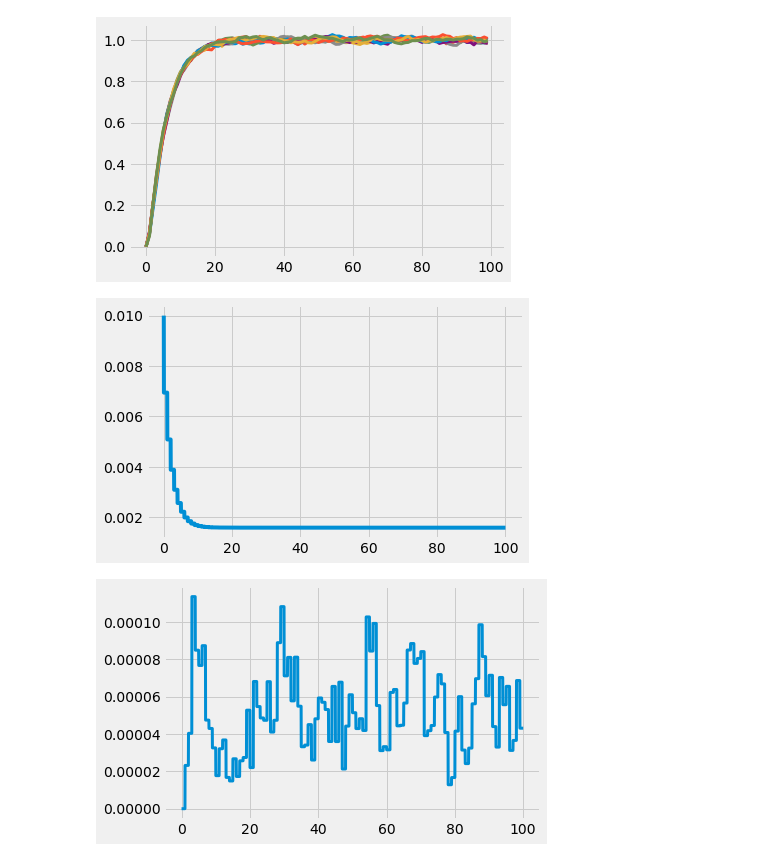
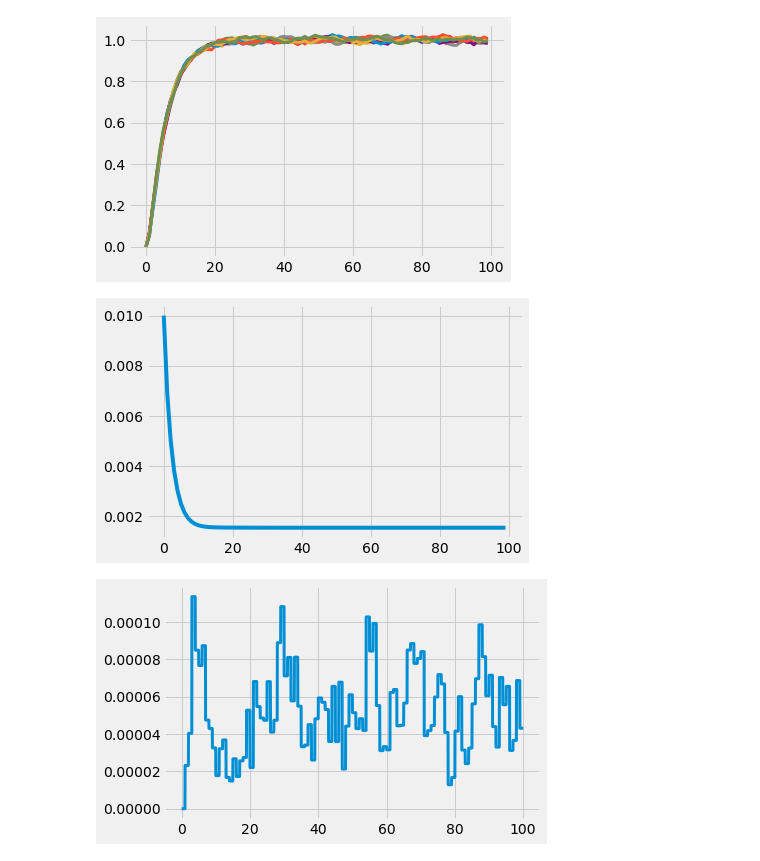
Before and after one commit to fonstelien/TEK4050, a Jupyter notebook: project/project.ipynb, the cells around one changed output. Saved outputs shown, nothing was run; the diff lists cells and outputs as text; code cells hidden in the pictures.

```diff
--- a/project/project.ipynb
+++ b/project/project.ipynb
@@ -141,7 +141,7 @@ plt.plot(t, u[2,:])
 # %% [markdown]
 # 4 Optimal Kalman Filter
 # %%
-def run_kalman(z, u, Fi, La, Ga, P0, R, mi, suboptimal=False):
+def run_kalman(z, u, Fi, La, Ga, P0, H, R, mi, suboptimal=False):
     '''Runs Kalman filter simulation'''
 
     # System order and simulation length
@@ -155,18 +155,20 @@ def run_kalman(z, u, Fi, La, Ga, P0, R, mi, suboptimal=False):
 
     # Covariance matrice estimates
     P_bar = np.zeros((n,p,p))  # a-priori
+    P_bar[0,...] = P0
     P_hat = np.zeros((nm,p,p))  # a-posteriori
-    P_bar[0,...] = P_hat[0,...] = P0
 
     # Run simulation
     for k in range(n-1):
+
+        # Measurement update
         if k%mi == 0:
             km = k//mi
 
             # Compute Kalman gain
             Kk = P_bar[k,...]@H.T@inv(H@P_bar[k,...]@H.T + R)
 
-            # Measurement update
+            # Update a-posteriori estimates
             x_hat[:,km,np.newaxis] = x_bar[:,k,np.newaxis] + Kk@(z[:,km,np.newaxis] - H@x_bar[:,k,np.newaxis])
             P_hat[km,...] = (I - Kk@H)@P_bar[k,...]
 
@@ -176,15 +178,15 @@ def run_kalman(z, u, Fi, La, Ga, P0, R, mi, suboptimal=False):
             xk = x_hat[:,km,np.newaxis]
             Pk = P_hat[km,...]
 
-        # Time update
+        # Time update - update a-priori estimates
         x_bar[:,k+1,np.newaxis] = Fi@xk + La@u[:,k,np.newaxis]
         P_bar[k+1,...] = Fi@Pk@Fi.T + Ga@Ga.T
 
     # Extract diagonals
-    s_bar = np.array([P_bar[:,i,i] for i in range(p)])
-    s_hat = np.array([P_hat[:,i,i] for i in range(p)])
+    p_bar = np.array([P_bar[:,i,i] for i in range(p)])
+    p_hat = np.array([P_hat[:,i,i] for i in range(p)])
 
-    return (x_bar, x_hat, s_bar, s_hat)
+    return (x_bar, x_hat, p_bar, p_hat)
 # %%
 # Measurement update interval
 mi = 100
@@ -200,7 +202,7 @@ z += np.vstack((np.random.randn(nm),  # Measurements
                      np.zeros(nm)))
 
 # Run simulation
-(x_bar, x_hat, s_bar, s_hat) = run_kalman(z, u, Fi, La, Ga, P0, R, mi)
+(x_bar, x_hat, p_bar, p_hat) = run_kalman(z, u, Fi, La, Ga, P0, H, R, mi)
 # %%
 tm = np.arange(t0,tf,mi*dt)
 plt.plot(tm, x_hat[1,:])
@@ -244,7 +246,7 @@ for i in tqdm(range(N)):
                        np.zeros(nm)))
 
     # Run Kalman filter simulation
-    (x_bar, x_hat, s_bar, s_hat) = run_kalman(z, u, Fi, La, Ga, P0, R, mi)
+    (x_bar, x_hat, p_bar, p_hat) = run_kalman(z, u, FiK, LaK, GaK, P0, H, R, mi)
     X_bar.append(x_bar)
     X_hat.append(x_hat)
 # %%
@@ -256,10 +258,10 @@ plt.show()
 # %% [output]
 [figure]
 # %%
-plt.plot(t, s_bar[1,:])
+plt.plot(tm, p_hat[1,:])
 plt.show()
 # %% [output]
-[figure, old version]
+[figure, new version]
 # %%
 plt.plot(t, X_bar[:,1,:].var(axis=0), lw=3)
 plt.show()
```
Also changed, not shown: parts of 14 cells of this notebook.
